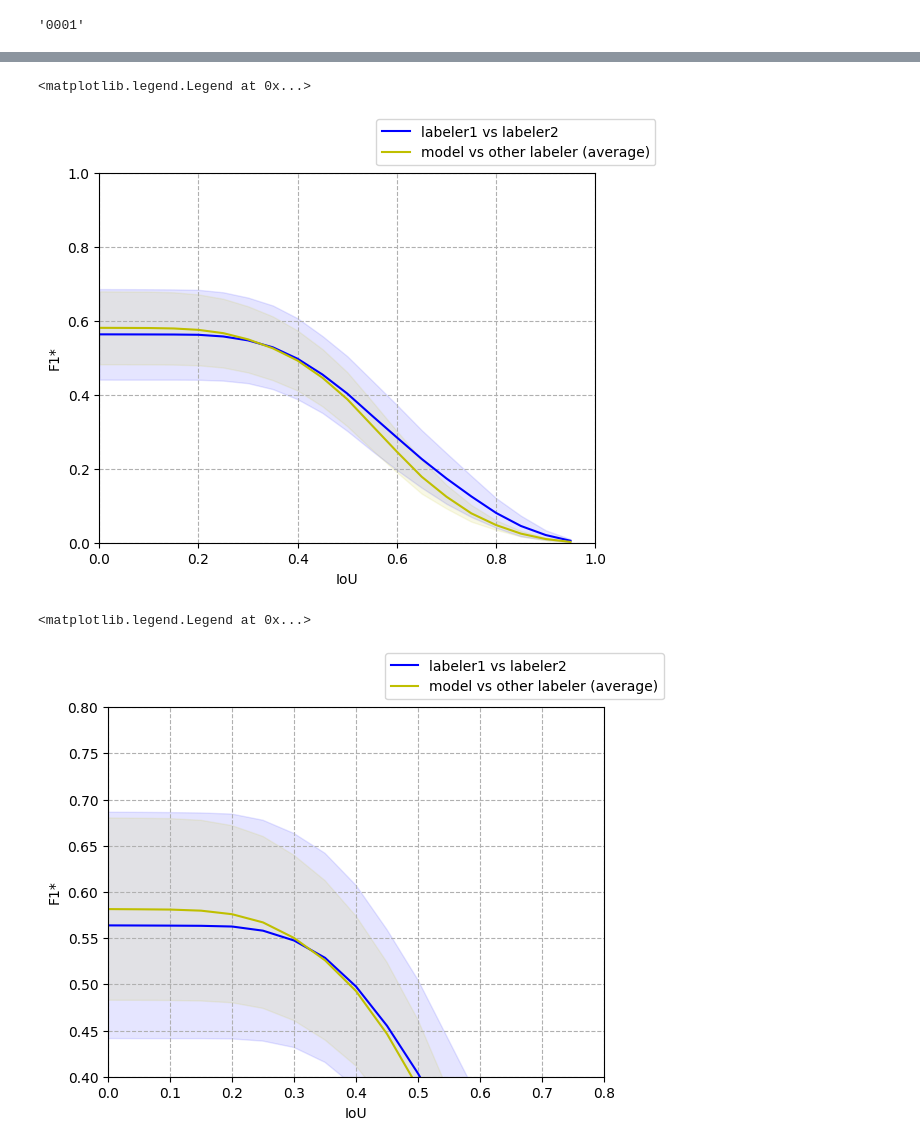
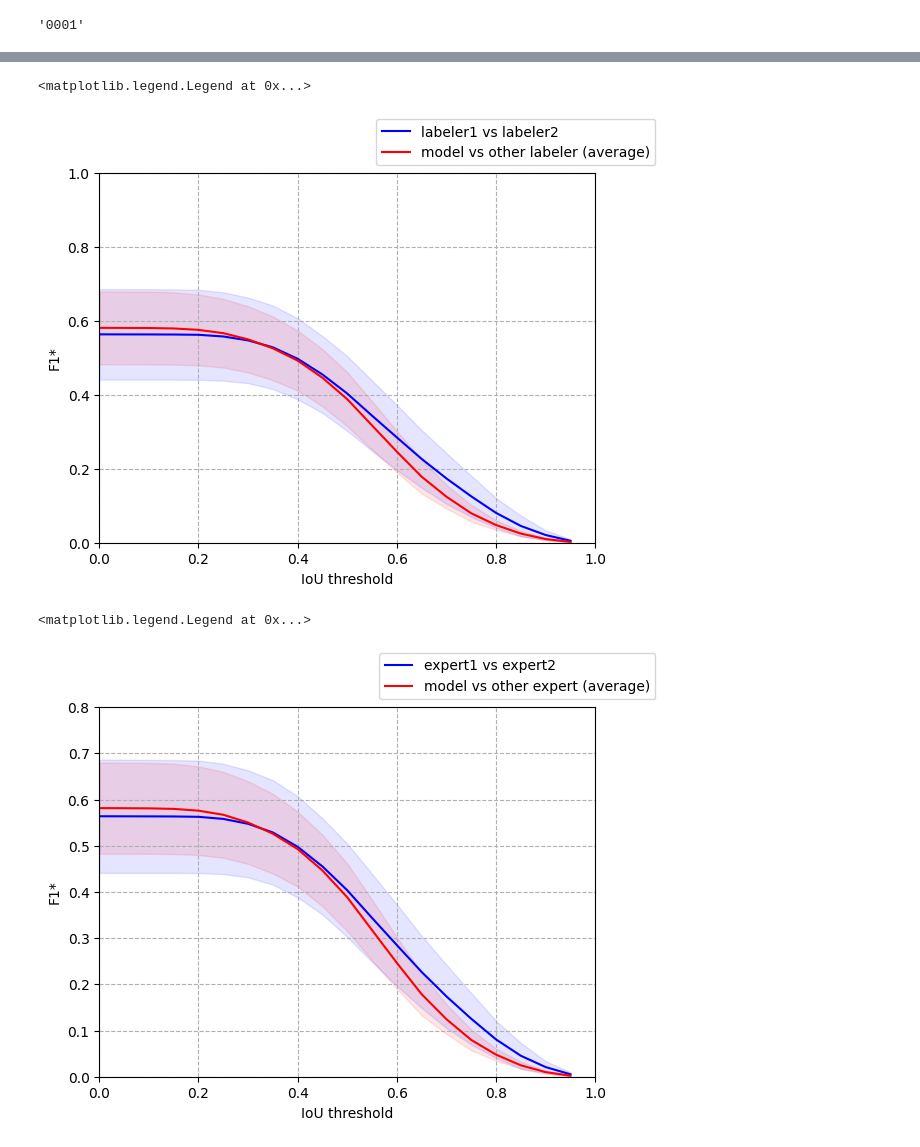
Before and after one commit to quiquegurdiel/SpinCo, a Jupyter notebook: Experiment007_interpredictability.ipynb, the cells around one changed output, grey strips where cells are left out. Saved outputs shown, nothing was run; the diff lists cells and outputs as text; code cells hidden in the pictures.

```diff
--- a/Experiment007_interpredictability.ipynb
+++ b/Experiment007_interpredictability.ipynb
@@ -228,5 +246,5 @@ mini2
 # %%
-sampleIoUs2=np.linspace(0,0.4,10000)
+sampleIoUs2=np.linspace(0,0.5,10000)
 sampleF1=[]
 
 IoUmatrix=getIoUmatrix(mini1,mini2)
@@ -236,4 +254,7 @@ for thresIoU in sampleIoUs2:
 
 plt.plot(sampleIoUs2,sampleF1,linestyle='-')
 #plt.vlines(x=[0.2310536,0.1885397],ymin=0,ymax=1,linestyles='--',colors='k')
+plt.xlabel("IoU threshold")
+plt.ylabel("F1*")
+plt.grid(linestyle='--')
 # %% [output]
@@ -596,29 +616,29 @@ sampleF1_3=(sampleF1_1+sampleF1_2)/2
 fig, ax = plt.subplots()
 ax.grid(linestyle='--')
 ax.plot(sampleIoUs,np.mean(sampleF1_0,1),color='b')
-ax.plot(sampleIoUs,np.mean(sampleF1_3,1),color='y')
+ax.plot(sampleIoUs,np.mean(sampleF1_3,1),color='r')
 ax.fill_between(sampleIoUs, np.mean(sampleF1_0,1)-1*np.std(sampleF1_0,1), np.mean(sampleF1_0,1)+1*np.std(sampleF1_0,1), color='b', alpha=.1)
-ax.fill_between(sampleIoUs, np.mean(sampleF1_3,1)-1*np.std(sampleF1_3,1), np.mean(sampleF1_3,1)+1*np.std(sampleF1_3,1), color='y', alpha=.1)
+ax.fill_between(sampleIoUs, np.mean(sampleF1_3,1)-1*np.std(sampleF1_3,1), np.mean(sampleF1_3,1)+1*np.std(sampleF1_3,1), color='r', alpha=.1)
 ax.set_xlim([0, 1])
 ax.set_ylim([0,1])
-ax.set_xlabel('IoU')
+ax.set_xlabel('IoU threshold')
 ax.set_ylabel('F1*')
 fig.legend(['labeler1 vs labeler2','model vs other labeler (average)'])
 # %% [output]
 <matplotlib.legend.Legend at 0x...>
-[figure, old version]
+[figure, new version]
 # %%
 fig, ax = plt.subplots()
 ax.grid(linestyle='--')
 ax.plot(sampleIoUs,np.mean(sampleF1_0,1),color='b')
-ax.plot(sampleIoUs,np.mean(sampleF1_3,1),color='y')
+ax.plot(sampleIoUs,np.mean(sampleF1_3,1),color='r')
 ax.fill_between(sampleIoUs, np.mean(sampleF1_0,1)-1*np.std(sampleF1_0,1), np.mean(sampleF1_0,1)+1*np.std(sampleF1_0,1), color='b', alpha=.1)
-ax.fill_between(sampleIoUs, np.mean(sampleF1_3,1)-1*np.std(sampleF1_3,1), np.mean(sampleF1_3,1)+1*np.std(sampleF1_3,1), color='y', alpha=.1)
-ax.set_xlim([0, 0.8])
-ax.set_ylim([0.4,0.8])
-ax.set_xlabel('IoU')
+ax.fill_between(sampleIoUs, np.mean(sampleF1_3,1)-1*np.std(sampleF1_3,1), np.mean(sampleF1_3,1)+1*np.std(sampleF1_3,1), color='r', alpha=.1)
+ax.set_xlim([0, 1])
+ax.set_ylim([0,0.8])
+ax.set_xlabel('IoU threshold')
 ax.set_ylabel('F1*')
-fig.legend(['labeler1 vs labeler2','model vs other labeler (average)'])
+fig.legend(['expert1 vs expert2','model vs other expert (average)'])
 # %% [output]
 <matplotlib.legend.Legend at 0x...>
-[figure, old version]
+[figure, new version]
```
Also changed, not shown: parts of 15 cells of this notebook, 1 other file.
